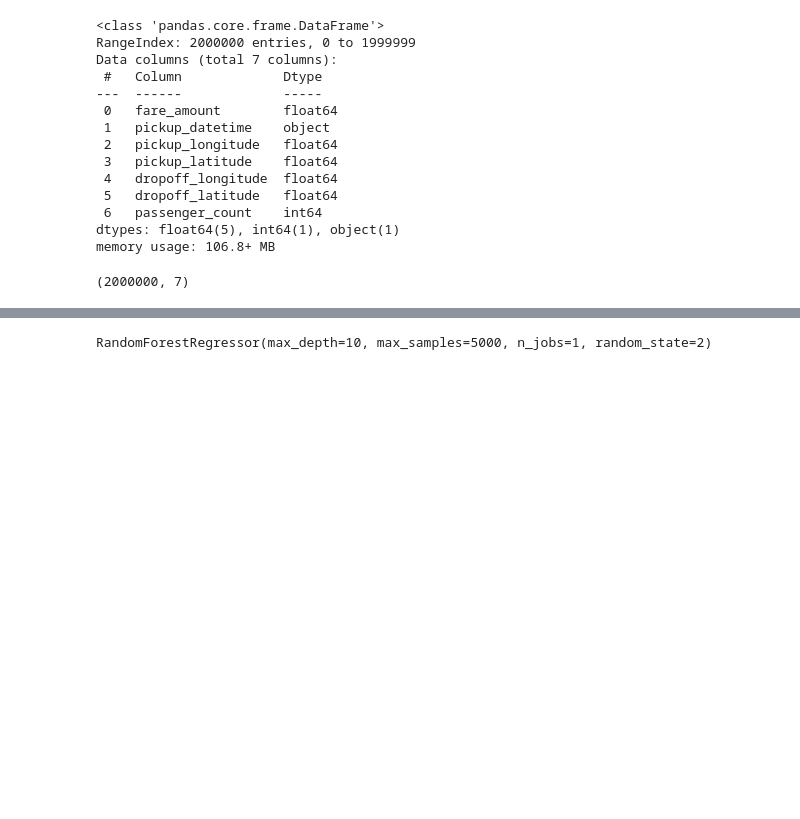
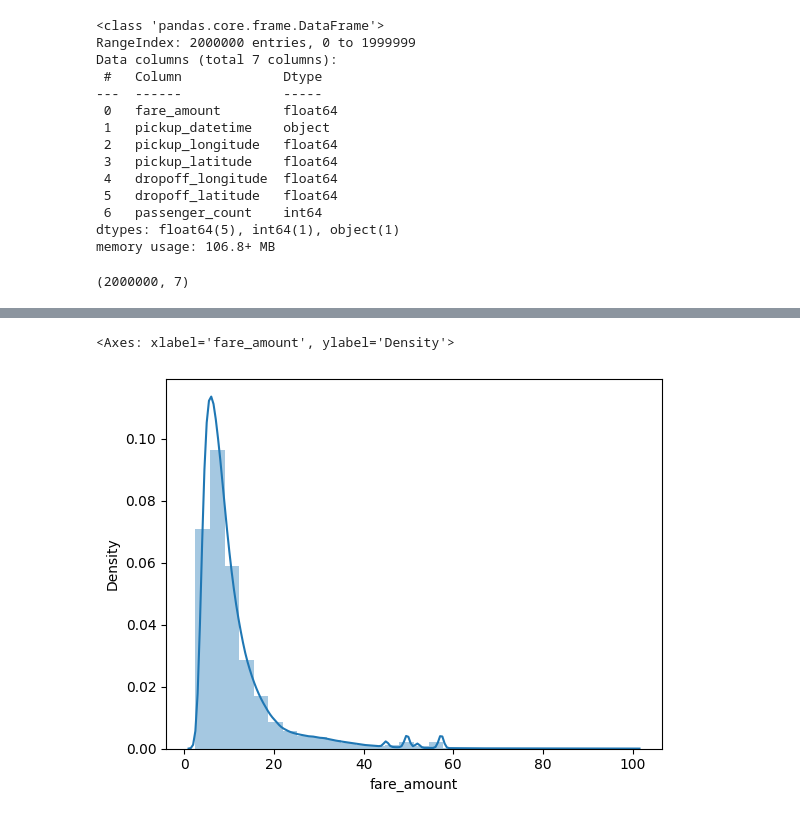
Before and after one commit to ShreeyaS-48/MachineLearning, a Jupyter notebook: TaxiFarePrediction.ipynb, the cells around one changed output, grey strips where cells are left out. Cells and saved outputs as stored; diff of their text form; code cells hidden in the pictures; blank space fills up the shorter version.

```diff
--- a/TaxiFarePrediction.ipynb
+++ b/TaxiFarePrediction.ipynb
@@ -126,5 +130,8 @@ df_train = df_train[(df_train['distance_km'] > 0.1) & (df_train['distance_km'] <
 # %%
-#sns.distplot(df['fare_amount'], kde=True, bins=30)
+sns.distplot(df_train['fare_amount'], kde=True, bins=30)
+# %% [output]
+<Axes: xlabel='fare_amount', ylabel='Density'>
+[figure, added]
 # %%
 X= df_train.iloc[:,1:]
 y = df_train.iloc[:,0]
@@ -136,4 +143,4 @@ cv = cross_val_score(rf, X.iloc[:,1:],y,cv=10)
 # %%
-rf.fit(X.iloc[:,1:],y)
+from sklearn.linear_model import LinearRegression
+lr = LinearRegression()
+#br.fit(X.iloc[:,1:],y)
-# %% [output]
-RandomForestRegressor(max_depth=10, max_samples=5000, n_jobs=1, random_state=2)
```
Also changed, not shown: parts of 10 cells of this notebook.
